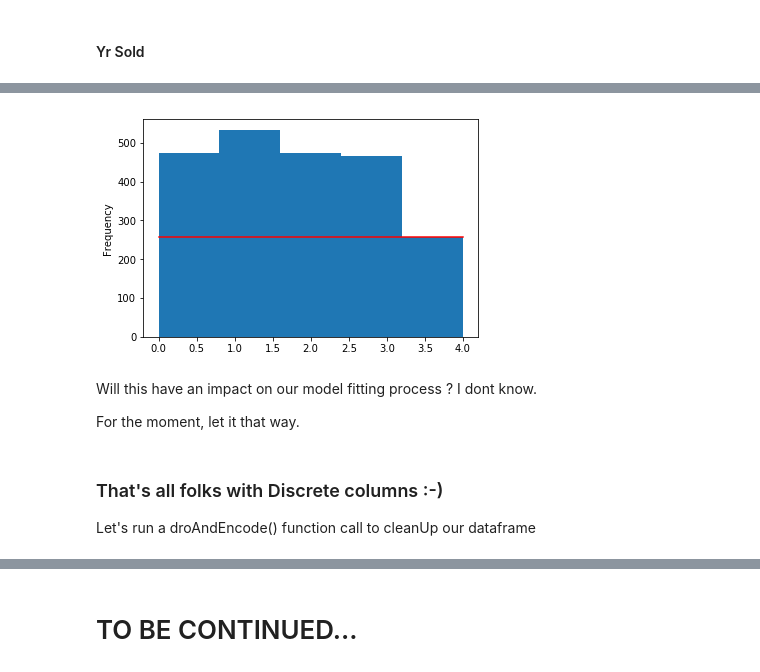
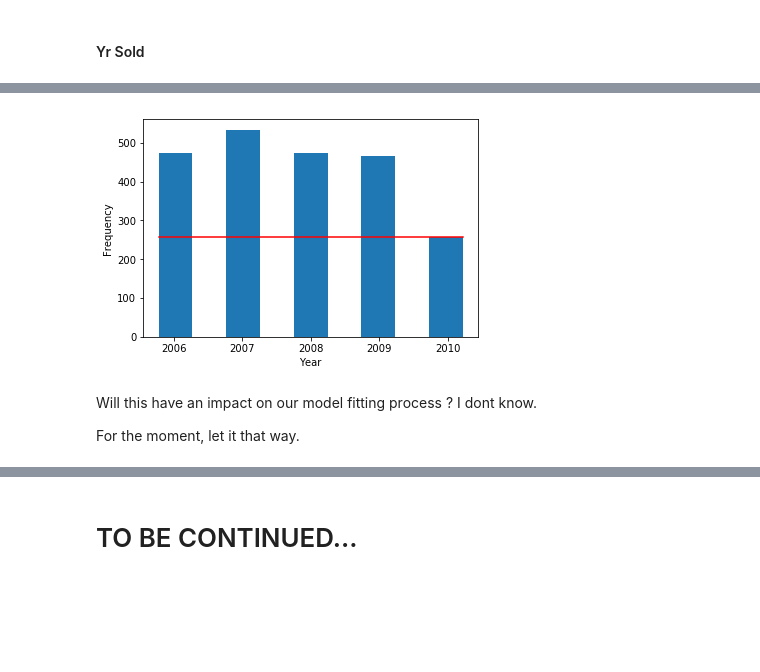
Before and after one commit to xnicolovici/machine_learning, a Jupyter notebook: notebooks/Course No 3/09. Course project/03. Part 2 - House prices/house-prices-solution.ipynb, the cells around one changed output, grey strips where cells are left out. Cells and saved outputs as stored; diff of their text form; code cells hidden in the pictures; blank space fills up the shorter version.

```diff
--- a/notebooks/Course No 3/09. Course project/03. Part 2 - House prices/house-prices-solution.ipynb
+++ b/notebooks/Course No 3/09. Course project/03. Part 2 - House prices/house-prices-solution.ipynb
@@ -996,14 +987,12 @@ getTrainDataset()[['Yr Sold','Mo Sold']].groupby('Yr Sold').count()
 # %%
-getTrainDataset()['Yr Sold'].plot.hist(bins=5)
-plt.plot((0,4),(257,257), c='red')
+getTrainDataset()['Yr Sold'].plot.hist(bins=9)
+plt.xticks([2006.2,2007.1,2008,2008.9,2009.8],labels=['2006','2007','2008','2009','2010'])
+plt.xlabel("Year")
+plt.plot((2006,2010),(257,257), c='red')
 plt.show()
 # %% [output]
-[figure, old version]
+[figure, new version]
 # %% [markdown]
 Will this have an impact on our model fitting process ? I dont know.
 
 For the moment, let it that way.
-# %% [markdown]
-### That's all folks with Discrete columns :-)
-
-Let's run a droAndEncode() function call to cleanUp our dataframe
```
Also changed, not shown: parts of 37 cells of this notebook, 1 other file.
